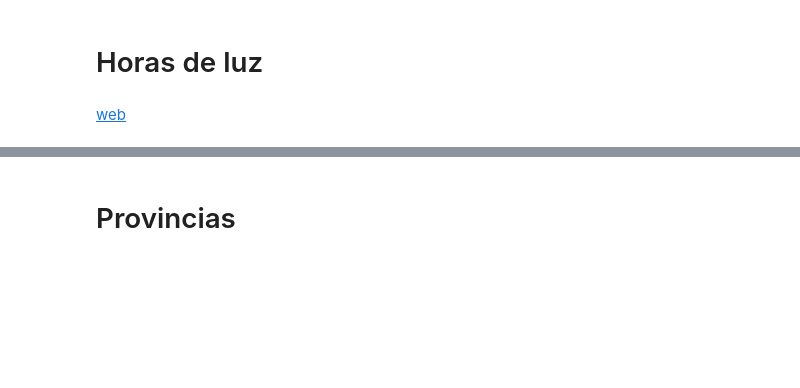
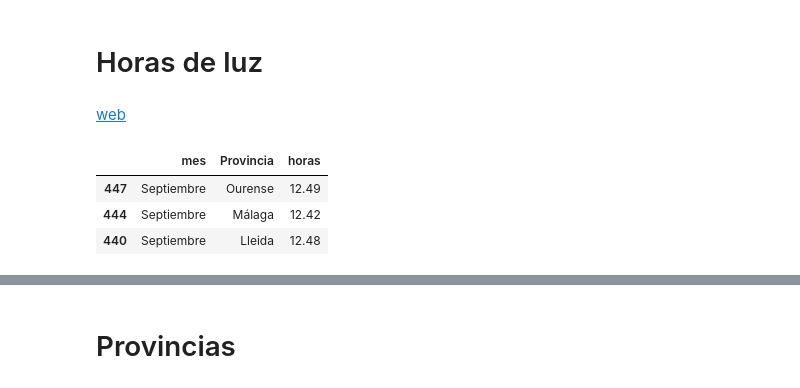
Before and after one commit to emarfer/healthy_mental_health, a Jupyter notebook: notebooks/01_escrapeo_y_creacion_csv.ipynb, the cells around one changed output, grey strips where cells are left out. Cells and saved outputs as stored; diff of their text form; code cells hidden in the pictures; blank space fills up the shorter version.

```diff
--- a/notebooks/01_escrapeo_y_creacion_csv.ipynb
+++ b/notebooks/01_escrapeo_y_creacion_csv.ipynb
@@ -119,3 +143,12 @@ lunas.to_csv('../data/cal_lunar.csv')
 luz = pd.read_csv('../data/ambientales/horas_de_luz_por_provincias.csv',sep=';')
 luz = luz[0:624].drop('Año',axis=1).rename({'Periodo':'mes','Parámetro':'Provincia','Salida y puesta del sol':'horas'},axis=1)
 luz.horas = luz.horas.str.replace(',','.').astype('float')
+luz.Provincia = luz.Provincia.str.strip()
+luz.Provincia = luz.Provincia.str.replace('Islas Baleares','Baleares')
+# %%
+luz.sample(3)
+# %% [output]
+|  | mes | Provincia | horas |
+| 447 | Septiembre | Ourense | 12.49 |
+| 444 | Septiembre | Málaga | 12.42 |
+| 440 | Septiembre | Lleida | 12.48 |
```
Also changed, not shown: parts of 15 cells of this notebook, 17 other files.
